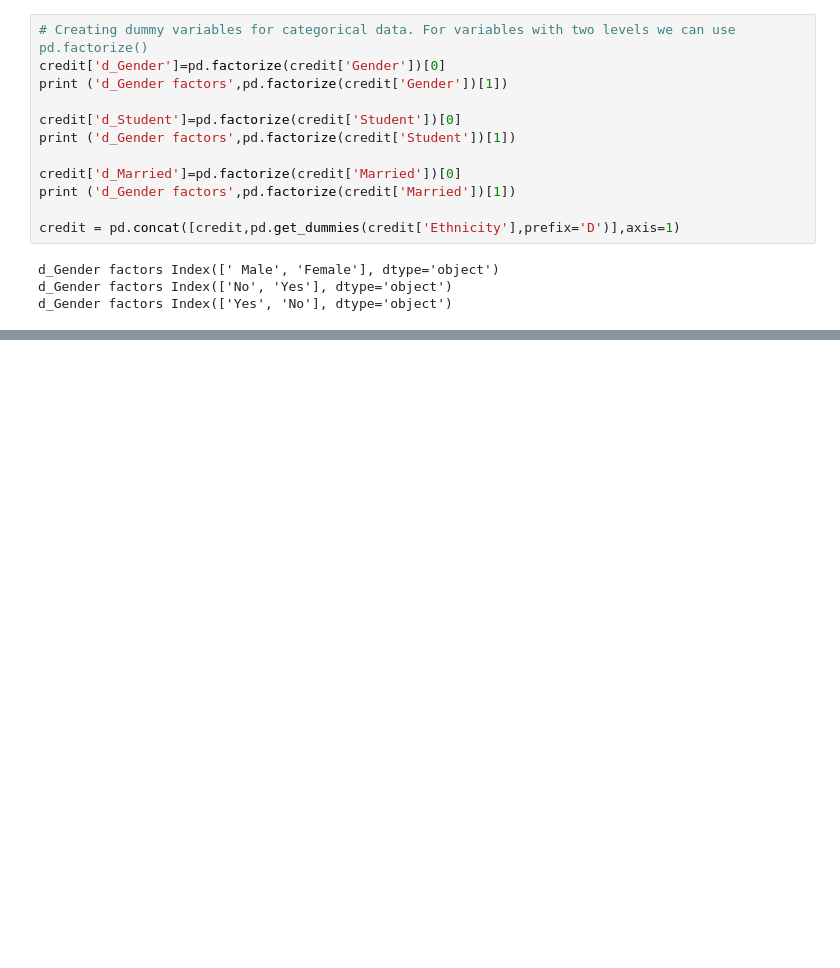
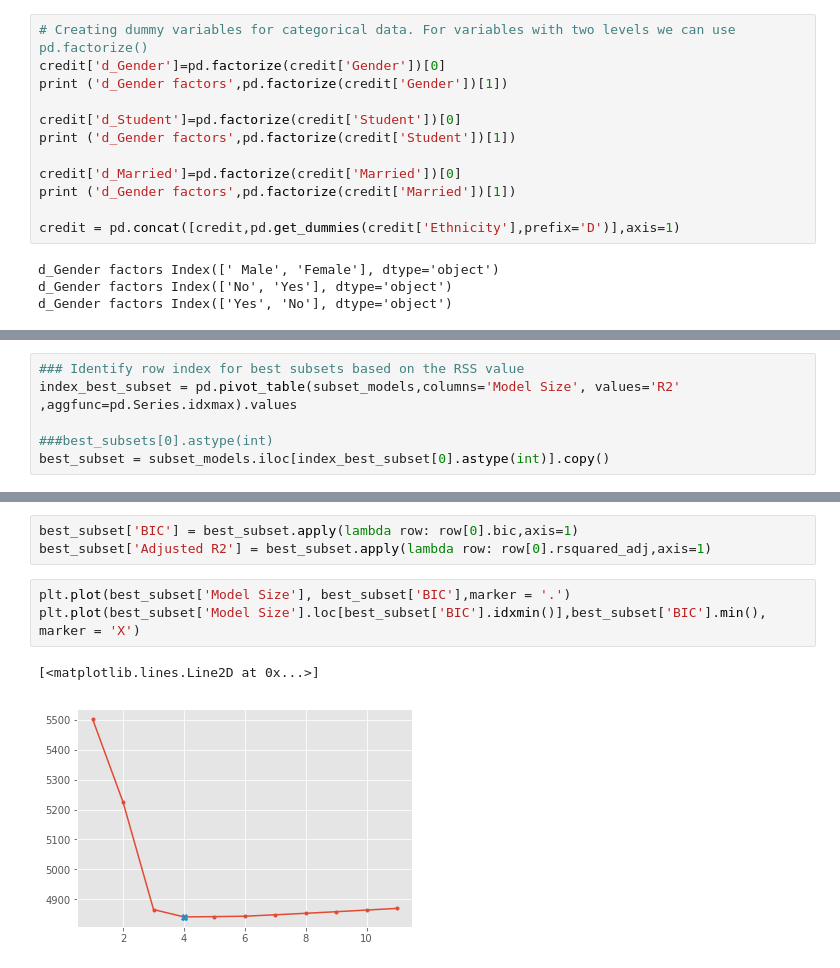
Before and after one commit to tharug/ISLR-Notes-Python-Code, a Jupyter notebook: 6. Linear Model Selection and Regularization.ipynb, the cells around one changed output, grey strips where cells are left out. Saved outputs shown, nothing was run; the diff lists cells and outputs as text; blank space fills up the shorter version.

```diff
--- a/6. Linear Model Selection and Regularization.ipynb
+++ b/6. Linear Model Selection and Regularization.ipynb
@@ -224,0 +170,6 @@ model.score(X,y)
+# %%
+### Identify row index for best subsets based on the RSS value
+index_best_subset = pd.pivot_table(subset_models,columns='Model Size', values='R2' ,aggfunc=pd.Series.idxmax).values
+
+###best_subsets[0].astype(int)
+best_subset = subset_models.iloc[index_best_subset[0].astype(int)].copy()
@@ -224,0 +308,9 @@ model.score(X,y)
+# %%
+best_subset['BIC'] = best_subset.apply(lambda row: row[0].bic,axis=1)
+best_subset['Adjusted R2'] = best_subset.apply(lambda row: row[0].rsquared_adj,axis=1)
+# %%
+plt.plot(best_subset['Model Size'], best_subset['BIC'],marker = '.')
+plt.plot(best_subset['Model Size'].loc[best_subset['BIC'].idxmin()],best_subset['BIC'].min(), marker = 'X')
+# %% [output]
+[<matplotlib.lines.Line2D at 0x...>]
+[figure, added]
```
Also changed, not shown: parts of 63 cells of this notebook.
